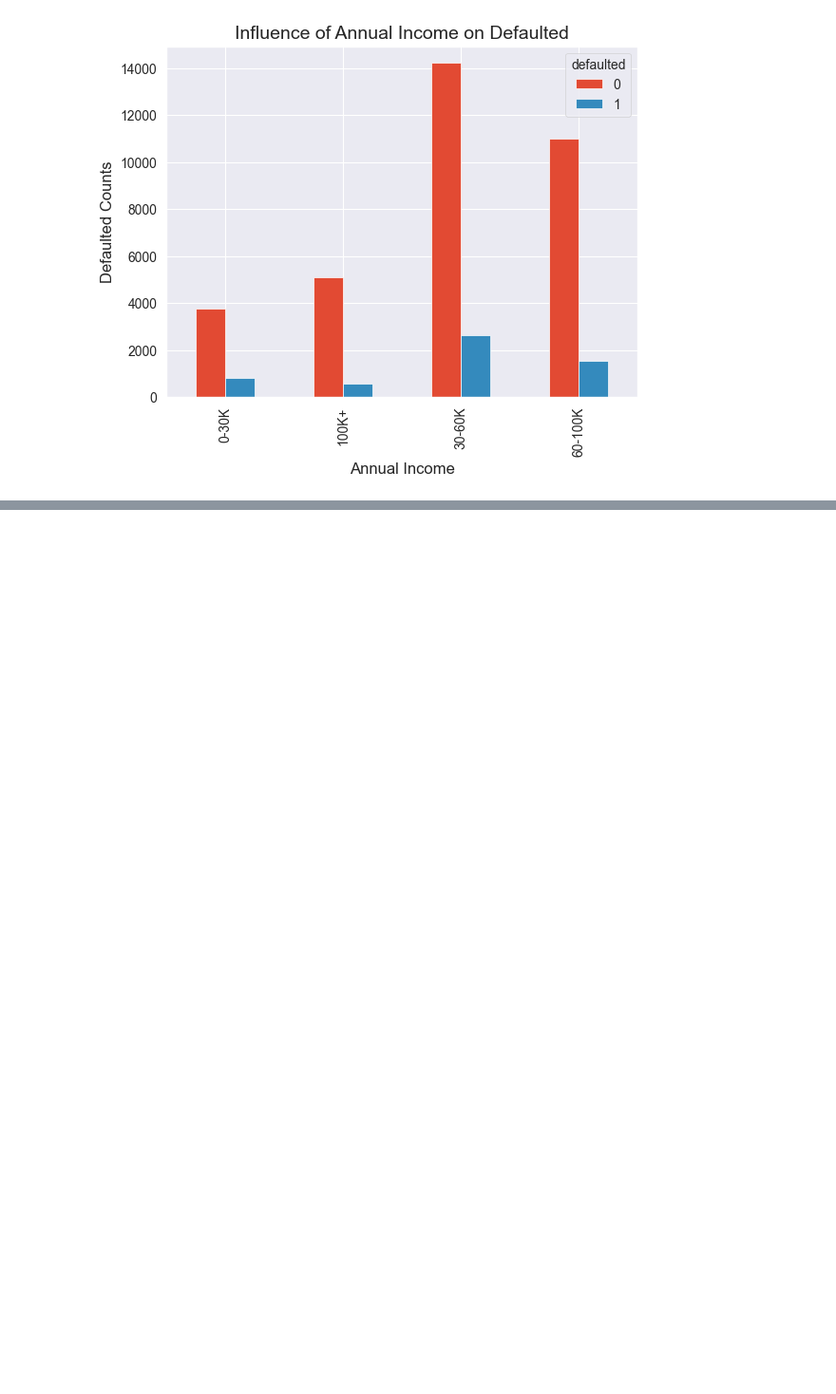
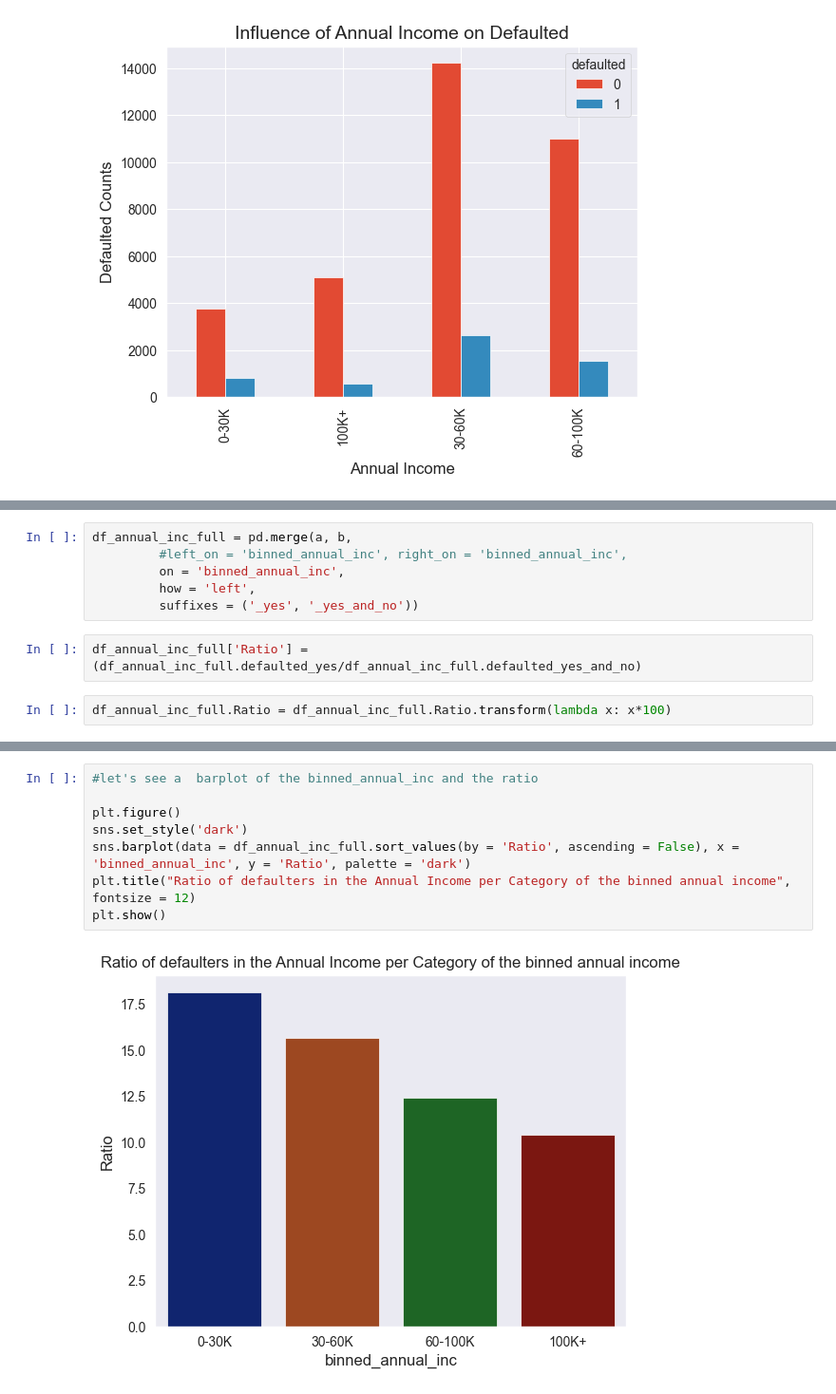
Before and after one commit to richwej/eda_projects, a Jupyter notebook: EDA - Lending Club.ipynb, the cells around one changed output, grey strips where cells are left out. Shown at 95% size. Saved outputs shown, nothing was run; the diff lists cells and outputs as text; blank space fills up the shorter version.

```diff
--- a/EDA - Lending Club.ipynb
+++ b/EDA - Lending Club.ipynb
@@ -900,0 +905,10 @@ plt.show()
+# %%
+df_annual_inc_full = pd.merge(a, b,
+         #left_on = 'binned_annual_inc', right_on = 'binned_annual_inc',
+         on = 'binned_annual_inc',
+         how = 'left',
+         suffixes = ('_yes', '_yes_and_no'))
+# %%
+df_annual_inc_full['Ratio'] = (df_annual_inc_full.defaulted_yes/df_annual_inc_full.defaulted_yes_and_no)
+# %%
+df_annual_inc_full.Ratio = df_annual_inc_full.Ratio.transform(lambda x: x*100)
@@ -900,0 +923,10 @@ plt.show()
+# %%
+#let's see a  barplot of the binned_annual_inc and the ratio
+
+plt.figure()
+sns.set_style('dark')
+sns.barplot(data = df_annual_inc_full.sort_values(by = 'Ratio', ascending = False), x = 'binned_annual_inc', y = 'Ratio', palette = 'dark')
+plt.title("Ratio of defaulters in the Annual Income per Category of the binned annual income", fontsize = 12)
+plt.show()
+# %% [output]
+[figure, added]
```
Also changed, not shown: parts of 3 cells of this notebook.
